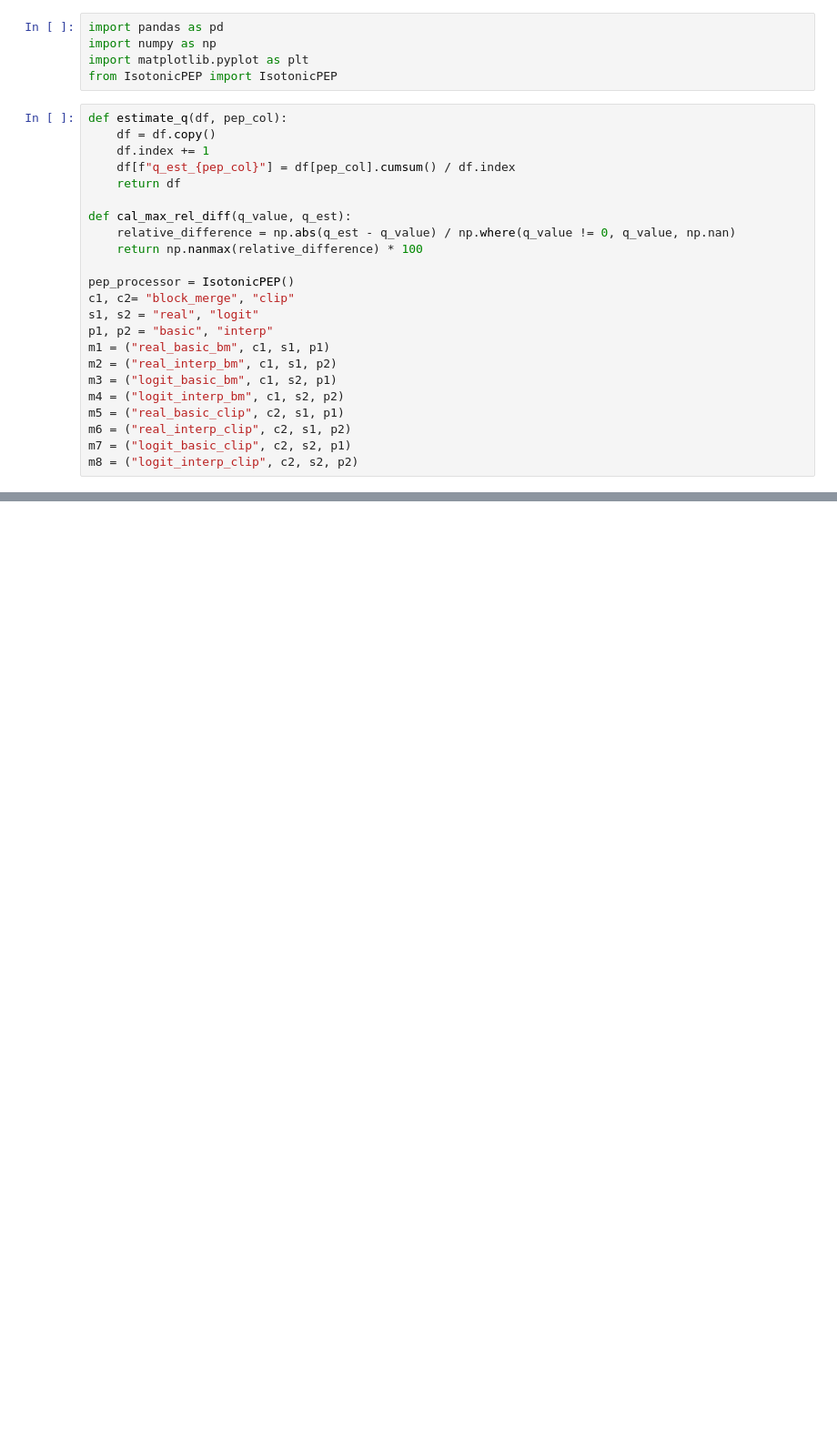
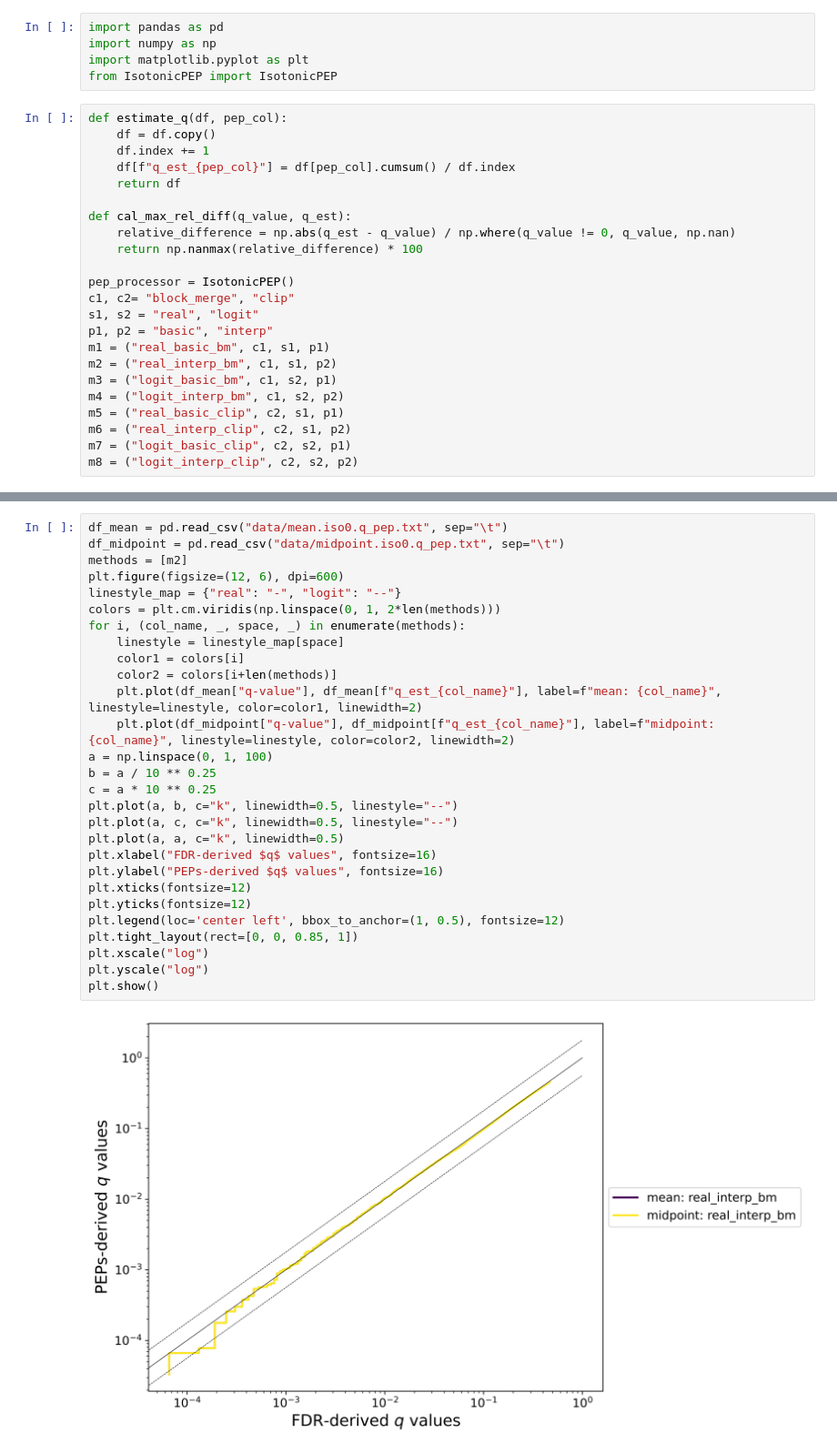
Before and after one commit to statisticalbiotechnology/smooth_q_to_pep, a Jupyter notebook: IsotonicPEP.ipynb, the cells around one changed output, grey strips where cells are left out. Shown at 91% size. Drawn from its saved outputs; the diff is of its cells as text; blank space fills up the shorter version.

```diff
--- a/IsotonicPEP.ipynb
+++ b/IsotonicPEP.ipynb
@@ -58 +70,31 @@ logit_interp_clip: 92%
+# %%
+df_mean = pd.read_csv("data/mean.iso0.q_pep.txt", sep="\t")
+df_midpoint = pd.read_csv("data/midpoint.iso0.q_pep.txt", sep="\t")
+methods = [m2]
+plt.figure(figsize=(12, 6), dpi=600)
+linestyle_map = {"real": "-", "logit": "--"}
+colors = plt.cm.viridis(np.linspace(0, 1, 2*len(methods)))
+for i, (col_name, _, space, _) in enumerate(methods):
+    linestyle = linestyle_map[space]
+    color1 = colors[i]
+    color2 = colors[i+len(methods)]
+    plt.plot(df_mean["q-value"], df_mean[f"q_est_{col_name}"], label=f"mean: {col_name}", linestyle=linestyle, color=color1, linewidth=2)
+    plt.plot(df_midpoint["q-value"], df_midpoint[f"q_est_{col_name}"], label=f"midpoint: {col_name}", linestyle=linestyle, color=color2, linewidth=2)
+a = np.linspace(0, 1, 100)
+b = a / 10 ** 0.25
+c = a * 10 ** 0.25
+plt.plot(a, b, c="k", linewidth=0.5, linestyle="--")
+plt.plot(a, c, c="k", linewidth=0.5, linestyle="--")
+plt.plot(a, a, c="k", linewidth=0.5)
+plt.xlabel("FDR-derived $q$ values", fontsize=16)
+plt.ylabel("PEPs-derived $q$ values", fontsize=16)
+plt.xticks(fontsize=12)
+plt.yticks(fontsize=12)
+plt.legend(loc='center left', bbox_to_anchor=(1, 0.5), fontsize=12)
+plt.tight_layout(rect=[0, 0, 0.85, 1])
+plt.xscale("log")
+plt.yscale("log")
+plt.show()
+# %% [output]
+[figure, added]
 # %%
```
Also changed, not shown: parts of 2 cells of this notebook.
